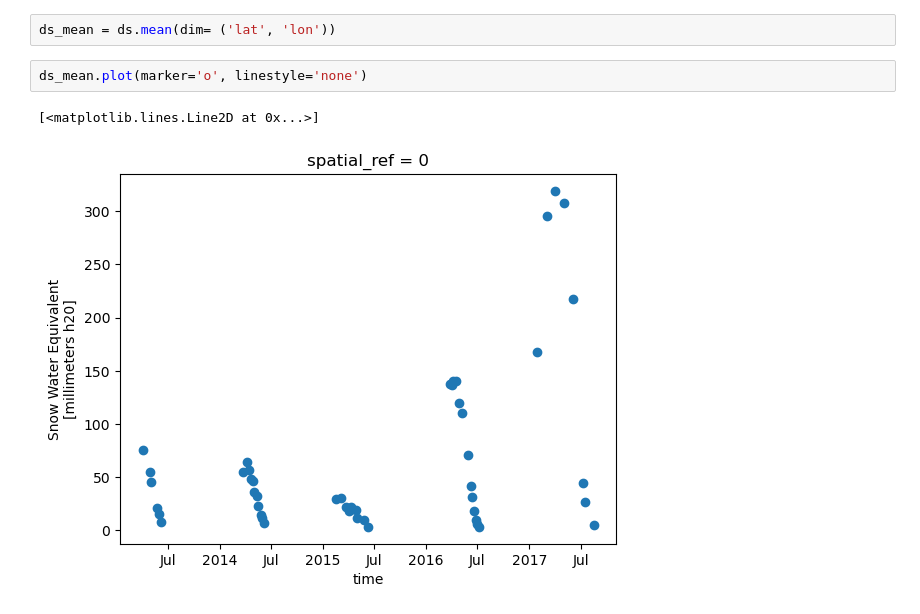
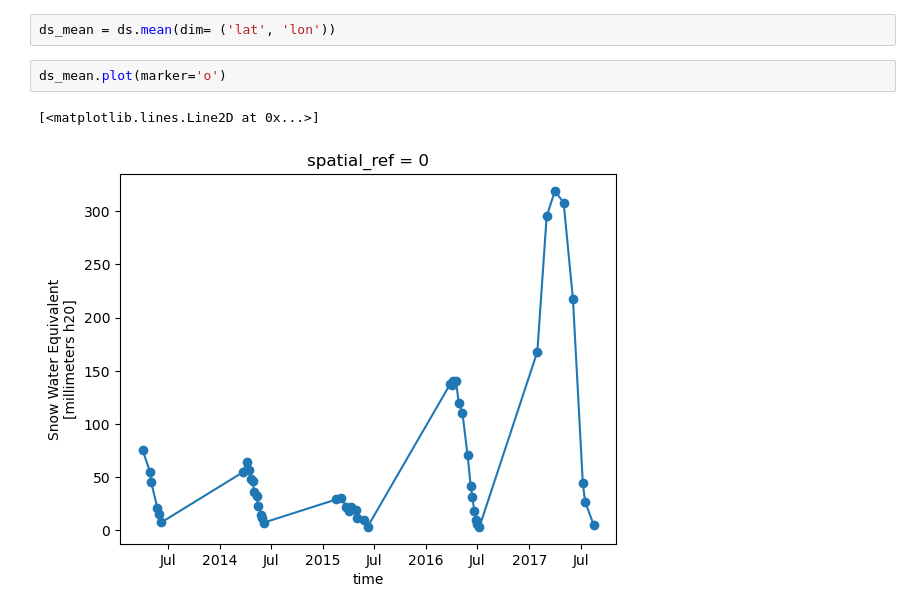
Before and after one commit to DSHydro/SnowComp, a Jupyter notebook: Getting Tuolumne Data.ipynb, the cells around one changed output. Drawn from its saved outputs; the diff is of its cells as text.

Commit message:
edit tuolumne plot to include lines

```diff
--- a/Getting Tuolumne Data.ipynb
+++ b/Getting Tuolumne Data.ipynb
@@ -111,7 +111,7 @@ ax.set_aspect(1)
 # %%
 ds_mean = ds.mean(dim= ('lat', 'lon'))
 # %%
-ds_mean.plot(marker='o', linestyle='none')
+ds_mean.plot(marker='o')
 # %% [output]
 [<matplotlib.lines.Line2D at 0x...>]
-[figure, old version]
+[figure, new version]
```
